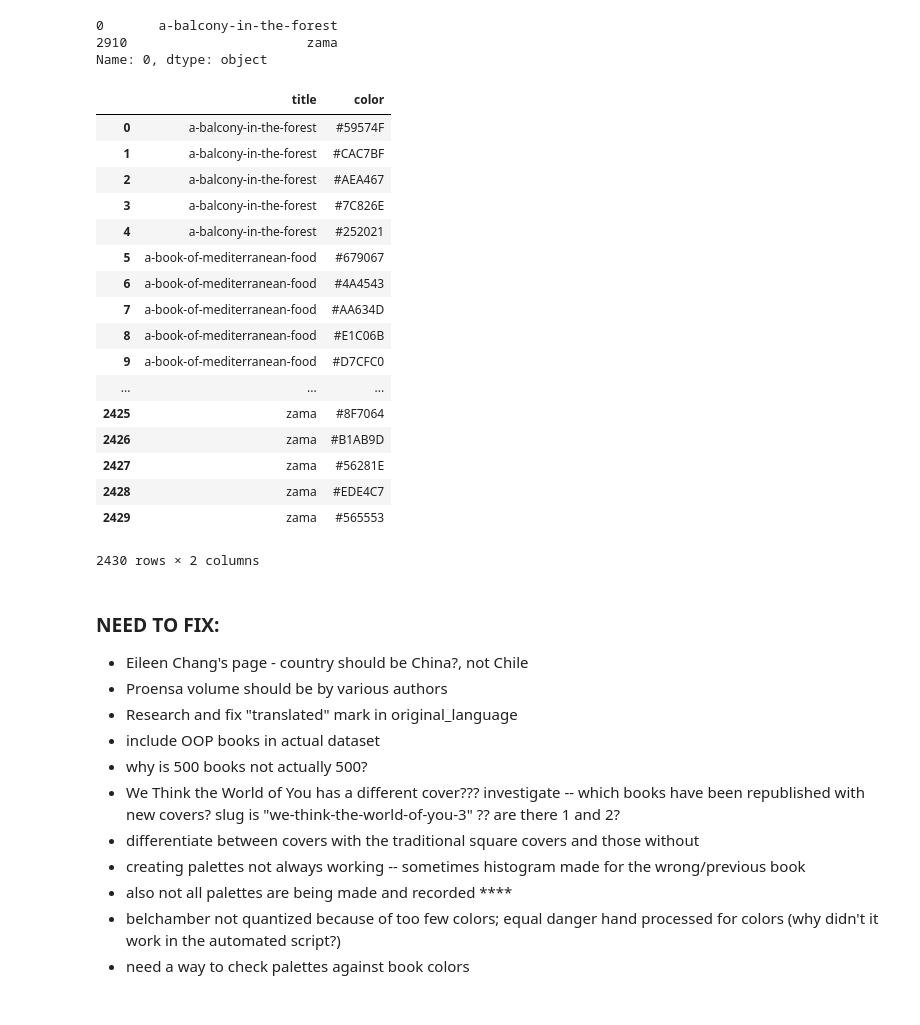
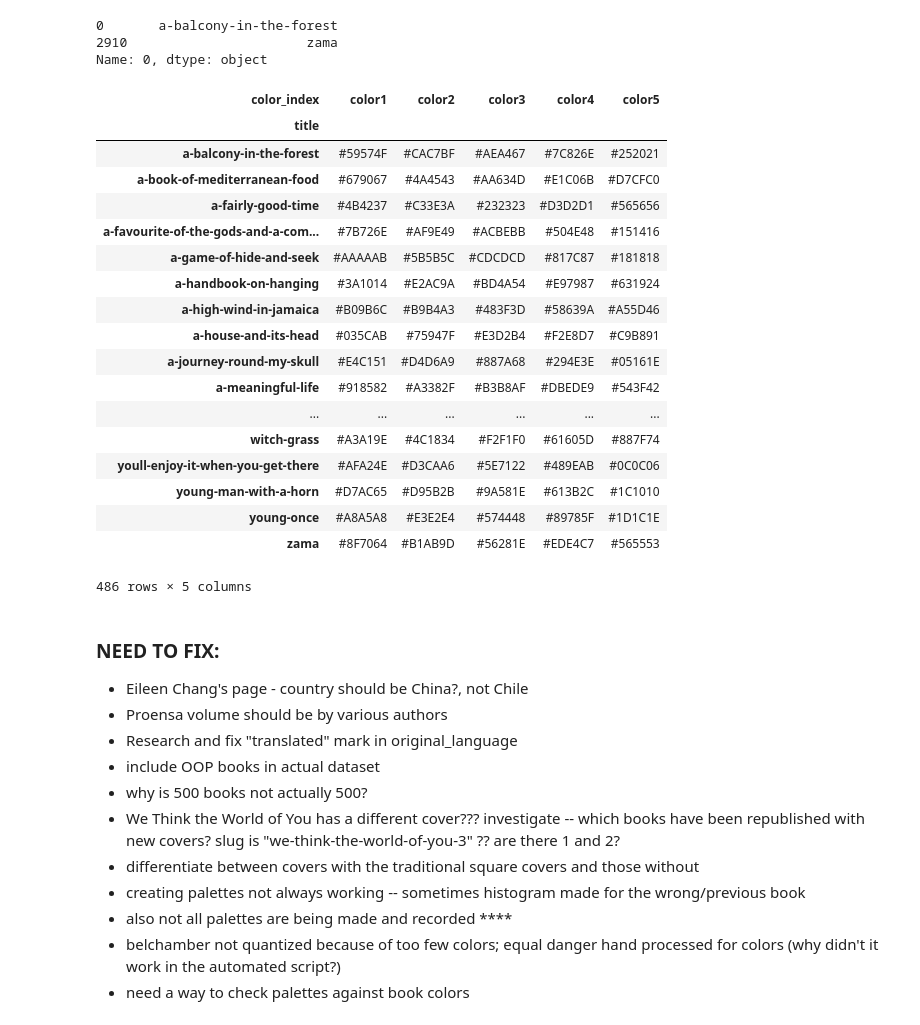
Before and after one commit to datadesk/nyrb-covers-analysis, a Jupyter notebook: scraper.ipynb, the cells around one changed output. Cells and saved outputs as stored; diff of their text form; code cells hidden in the pictures.

```diff
--- a/scraper.ipynb
+++ b/scraper.ipynb
@@ -375,27 +375,33 @@ for i in range(0, len(titles_list)):
 # %%
 titles_swatches = pd.concat([pd.DataFrame(titles_rep), pd.DataFrame(hex_cols)], axis=1)
 titles_swatches.columns = ['title', 'color']
-# %%
-titles_swatches
-# %% [output]
-|  | title | color |
-| 0 | a-balcony-in-the-forest | #59574F |
-| 1 | a-balcony-in-the-forest | #CAC7BF |
-| 2 | a-balcony-in-the-forest | #AEA467 |
-| 3 | a-balcony-in-the-forest | #7C826E |
-| 4 | a-balcony-in-the-forest | #252021 |
-| 5 | a-book-of-mediterranean-food | #679067 |
-| 6 | a-book-of-mediterranean-food | #4A4543 |
-| 7 | a-book-of-mediterranean-food | #AA634D |
-| 8 | a-book-of-mediterranean-food | #E1C06B |
-| 9 | a-book-of-mediterranean-food | #D7CFC0 |
-| ... | ... | ... |
-| 2425 | zama | #8F7064 |
-| 2426 | zama | #B1AB9D |
-| 2427 | zama | #56281E |
-| 2428 | zama | #EDE4C7 |
-| 2429 | zama | #565553 |
-2430 rows × 2 columns
+# %%
+a = ['color1', 'color2', 'color3', 'color4', 'color5']
+labels = a * 486
+titles_swatches = pd.concat([pd.DataFrame(titles_rep), pd.DataFrame(hex_cols), pd.DataFrame(labels)], axis=1)
+titles_swatches.columns = ['title', 'color', 'color_index']
+# %%
+titles_swatches.pivot(index='title', columns='color_index', values='color')
+# %% [output]
+| color_index | color1 | color2 | color3 | color4 | color5 |
+| title |  |  |  |  |  |
+| a-balcony-in-the-forest | #59574F | #CAC7BF | #AEA467 | #7C826E | #252021 |
+| a-book-of-mediterranean-food | #679067 | #4A4543 | #AA634D | #E1C06B | #D7CFC0 |
+| a-fairly-good-time | #4B4237 | #C33E3A | #232323 | #D3D2D1 | #565656 |
+| a-favourite-of-the-gods-and-a-com... | #7B726E | #AF9E49 | #ACBEBB | #504E48 | #151416 |
+| a-game-of-hide-and-seek | #AAAAAB | #5B5B5C | #CDCDCD | #817C87 | #181818 |
+| a-handbook-on-hanging | #3A1014 | #E2AC9A | #BD4A54 | #E97987 | #631924 |
+| a-high-wind-in-jamaica | #B09B6C | #B9B4A3 | #483F3D | #58639A | #A55D46 |
+| a-house-and-its-head | #035CAB | #75947F | #E3D2B4 | #F2E8D7 | #C9B891 |
+| a-journey-round-my-skull | #E4C151 | #D4D6A9 | #887A68 | #294E3E | #05161E |
+| a-meaningful-life | #918582 | #A3382F | #B3B8AF | #DBEDE9 | #543F42 |
+| ... | ... | ... | ... | ... | ... |
+| witch-grass | #A3A19E | #4C1834 | #F2F1F0 | #61605D | #887F74 |
+| youll-enjoy-it-when-you-get-there | #AFA24E | #D3CAA6 | #5E7122 | #489EAB | #0C0C06 |
+| young-man-with-a-horn | #D7AC65 | #D95B2B | #9A581E | #613B2C | #1C1010 |
+| young-once | #A8A5A8 | #E3E2E4 | #574448 | #89785F | #1D1C1E |
+| zama | #8F7064 | #B1AB9D | #56281E | #EDE4C7 | #565553 |
+486 rows × 5 columns
 # %% [markdown]
 ### NEED TO FIX:
 - Eileen Chang's page - country should be China?, not Chile
```
